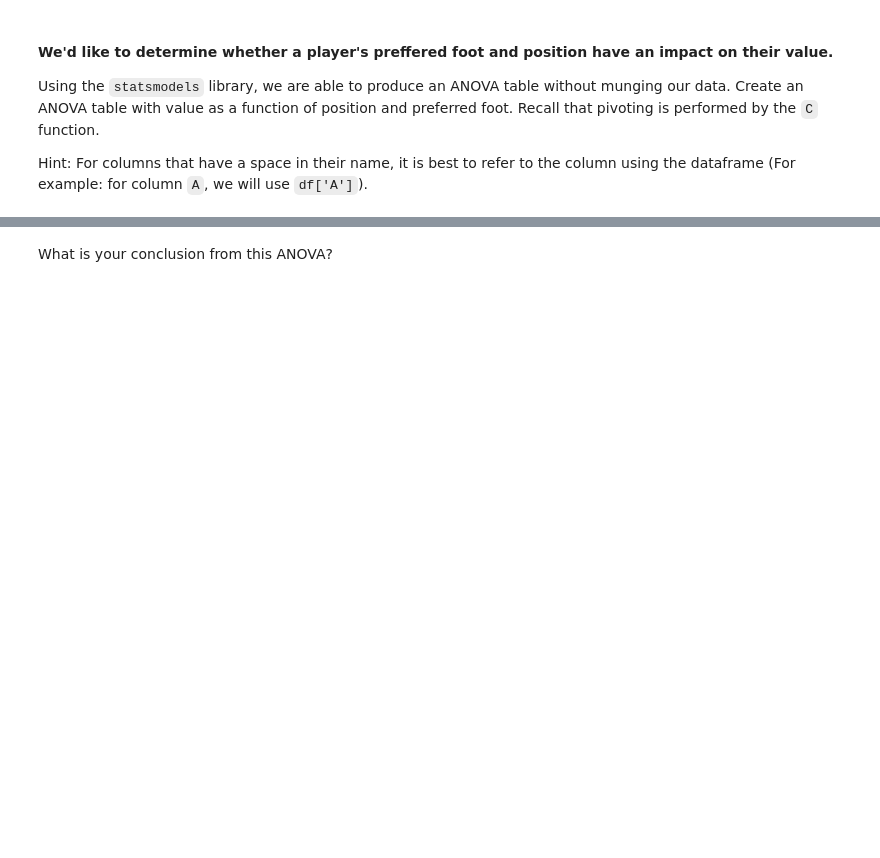
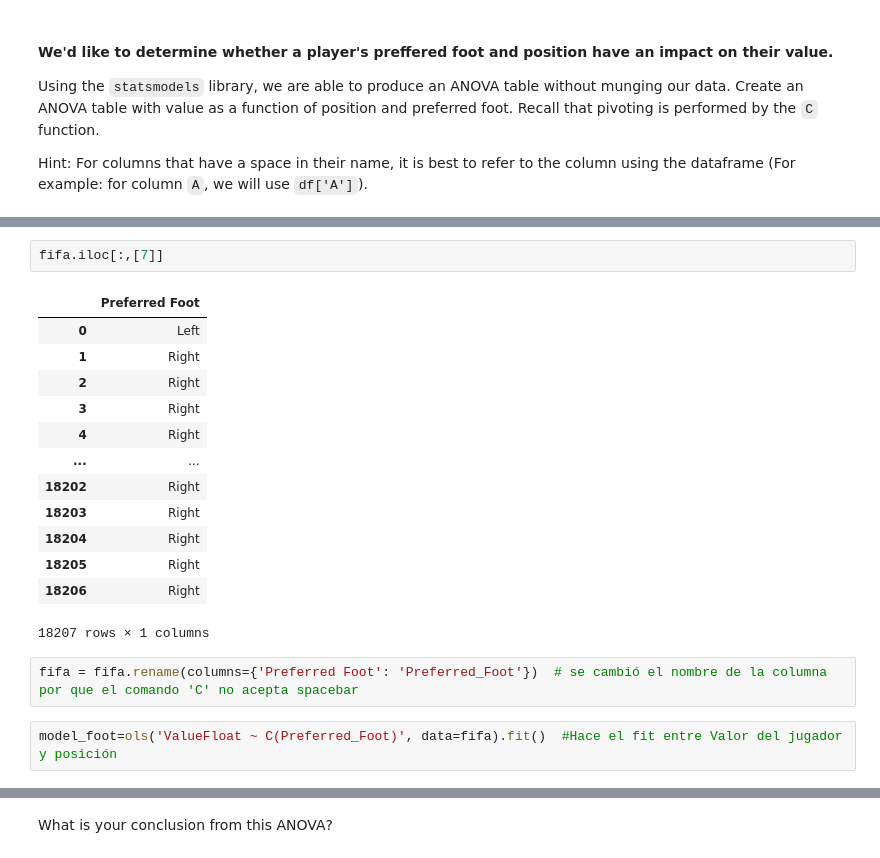
Before and after one commit to ta-data-mexpt/lab-correlation-tests-with-scipy, a Jupyter notebook: your-code/main.ipynb, the cells around one changed output, grey strips where cells are left out. Saved outputs shown, nothing was run; the diff lists cells and outputs as text; blank space fills up the shorter version.

```diff
--- a/your-code/main.ipynb
+++ b/your-code/main.ipynb
@@ -32,0 +92,20 @@ Hint: For columns that have a space in their name, it is best to refer to the co
+# %%
+fifa.iloc[:,[7]]
+# %% [output]
+|  | Preferred Foot |
+| 0 | Left |
+| 1 | Right |
+| 2 | Right |
+| 3 | Right |
+| 4 | Right |
+| ... | ... |
+| 18202 | Right |
+| 18203 | Right |
+| 18204 | Right |
+| 18205 | Right |
+| 18206 | Right |
+18207 rows × 1 columns
+# %%
+fifa = fifa.rename(columns={'Preferred Foot': 'Preferred_Foot'})  # se cambió el nombre de la columna por que el comando 'C' no acepta spacebar
+# %%
+model_foot=ols('ValueFloat ~ C(Preferred_Foot)', data=fifa).fit()  #Hace el fit entre Valor del jugador y posición
```
Also changed, not shown: parts of 36 cells of this notebook.
